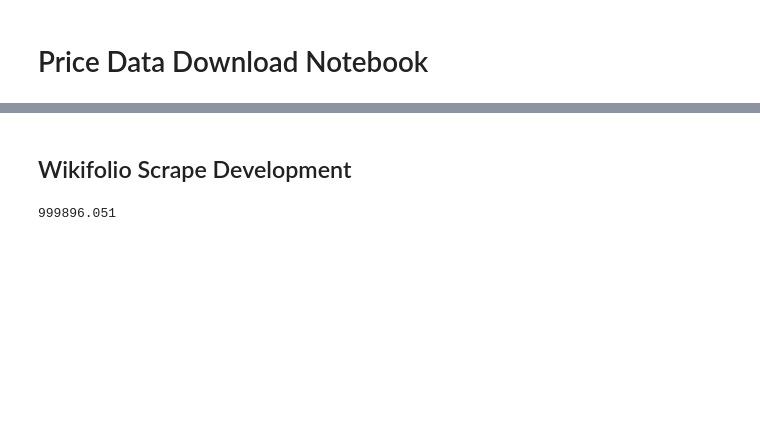
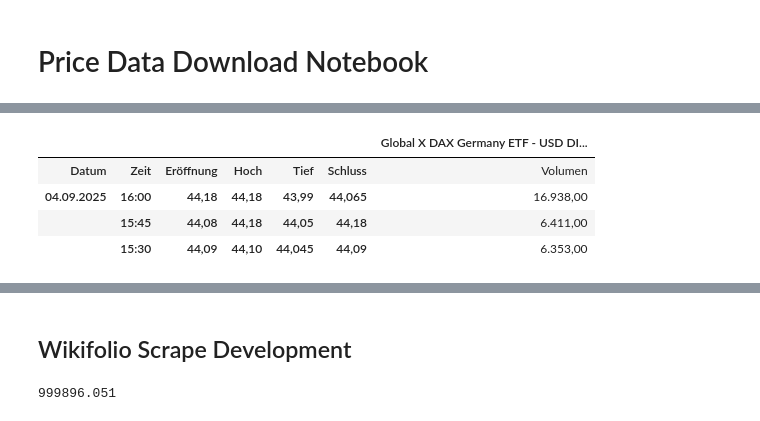
Before and after one commit to paulruesing/hybrid-rl-index-trading, a Jupyter notebook: notebooks/data_pull_dev.ipynb, the cells around one changed output, grey strips where cells are left out. Drawn from its saved outputs; the diff is of its cells as text; code cells hidden in the pictures; blank space fills up the shorter version.

```diff
--- a/notebooks/data_pull_dev.ipynb
+++ b/notebooks/data_pull_dev.ipynb
@@ -43,0 +252,8 @@ with open(WIKIFOLIO_KEY_FILE) as file: WIKIFOLIO_USER_KEY = file.read().split('\
+# %%
+downloaded_frame
+# %% [output]
+|  |  |  |  |  |  | Global X DAX Germany ETF - USD DI... |
+| Datum | Zeit | Eröffnung | Hoch | Tief | Schluss | Volumen |
+| 04.09.2025 | 16:00 | 44,18 | 44,18 | 43,99 | 44,065 | 16.938,00 |
+|  | 15:45 | 44,08 | 44,18 | 44,05 | 44,18 | 6.411,00 |
+|  | 15:30 | 44,09 | 44,10 | 44,045 | 44,09 | 6.353,00 |
```
Also changed, not shown: parts of 8 cells of this notebook, 3 other files.
